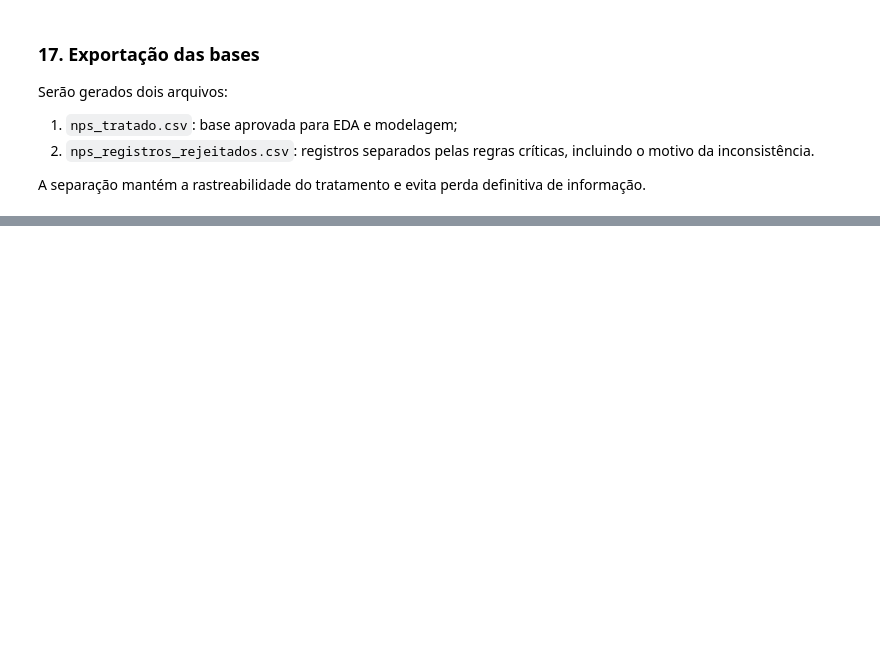
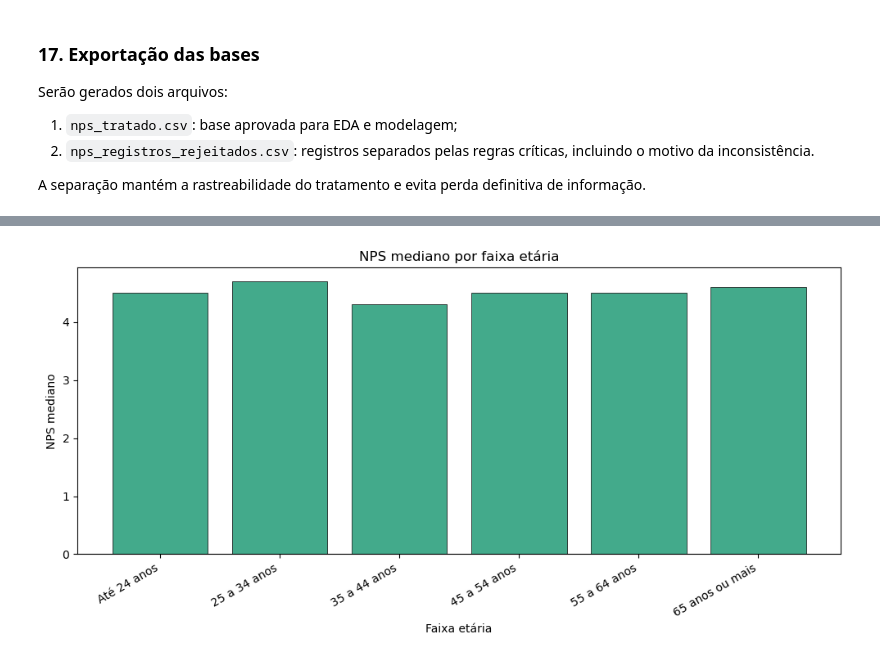
Before and after one commit to Fabio-Costa986/Business-understanding-and-data-analysis, a Jupyter notebook: notebook/EDA.ipynb, the cells around one changed output, grey strips where cells are left out. Drawn from its saved outputs; the diff is of its cells as text; code cells hidden in the pictures; blank space fills up the shorter version.

```diff
--- a/notebook/EDA.ipynb
+++ b/notebook/EDA.ipynb
@@ -1422,0 +1536,22 @@ df_validacao.head()
+# %%
+mediana_idade = df.groupby("age_group")["nps_score"].median()
+
+plt.figure(figsize=(10, 5))
+
+plt.bar(
+    mediana_idade.index,
+    mediana_idade.values,
+    color="#43AA8B",
+    edgecolor="black",
+    linewidth=0.5
+)
+
+plt.xticks(rotation=30, ha="right")
+plt.xlabel("Faixa etária")
+plt.ylabel("NPS mediano")
+plt.title("NPS mediano por faixa etária")
+
+plt.tight_layout()
+plt.show()
+# %% [output]
+[figure, added]
```
Also changed, not shown: parts of 9 cells of this notebook.
